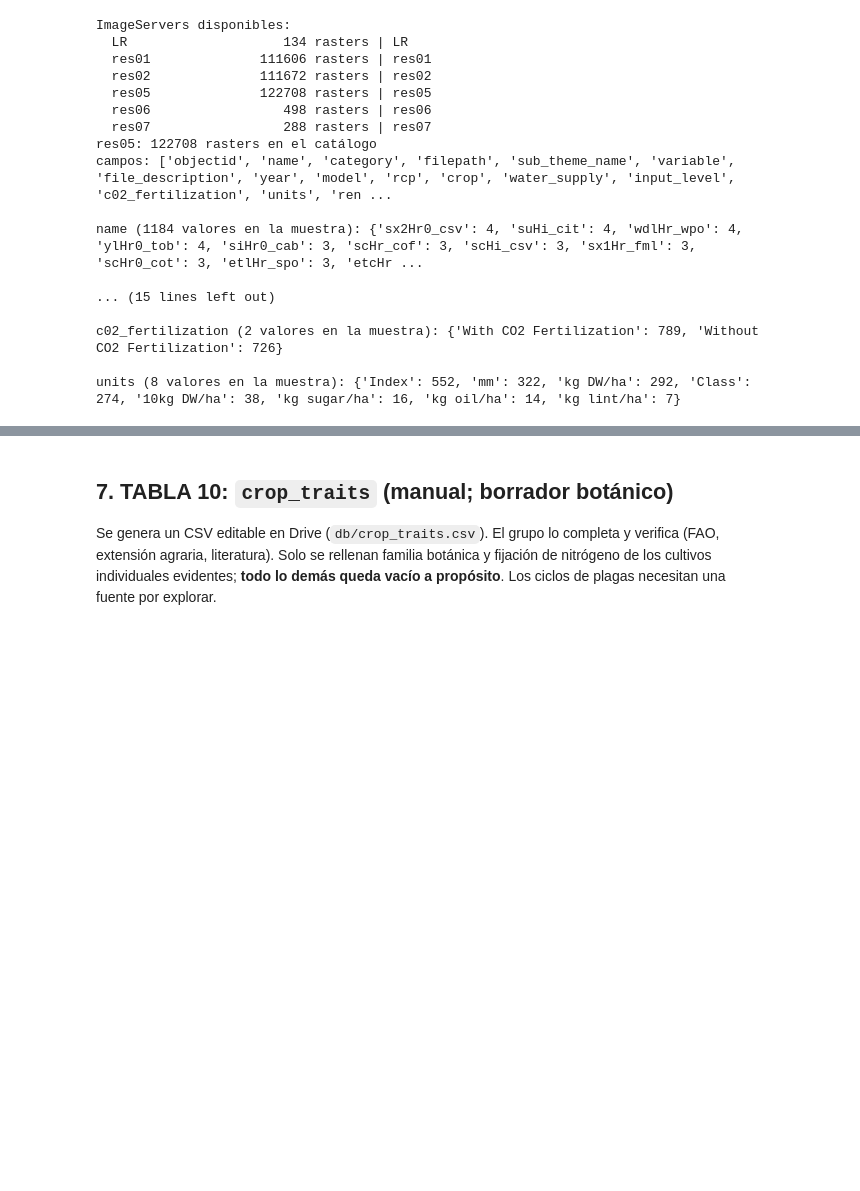
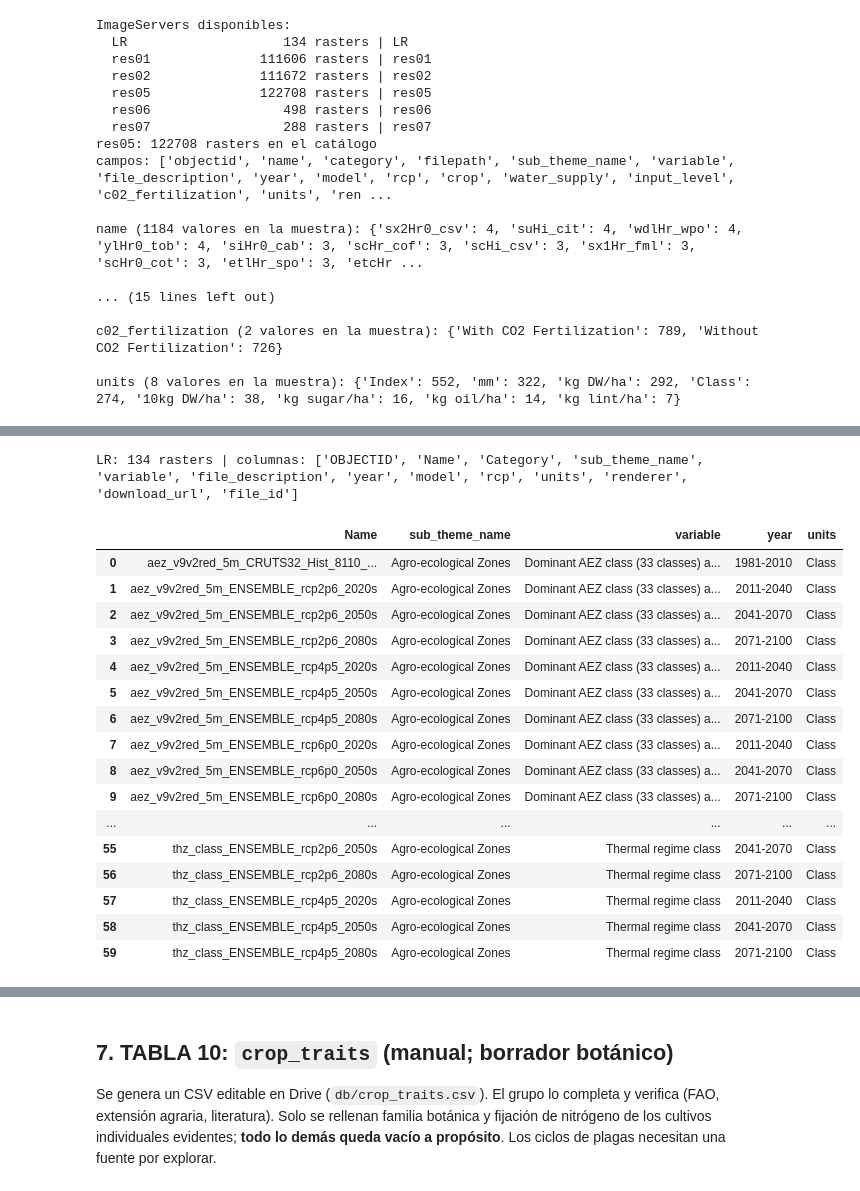
Before and after one commit to CamiloAndresDG/orchid_app, a Jupyter notebook: backend/app/etl_nasa_space_apps.ipynb, the cells around one changed output, grey strips where cells are left out. Drawn from its saved outputs; the diff is of its cells as text; code cells hidden in the pictures; blank space fills up the shorter version.

```diff
--- a/backend/app/etl_nasa_space_apps.ipynb
+++ b/backend/app/etl_nasa_space_apps.ipynb
@@ -845,0 +855,26 @@ units (8 valores en la muestra): {'Index': 552, 'mm': 322, 'kg DW/ha': 292, 'Cla
+# %%
+ids_lr = ids_servicio("LR")
+lr = registros("LR", ids_lr, campos_ligeros("LR"))
+print("LR:", len(lr), "rasters | columnas:", list(lr.columns))
+cols_lr = [c for c in lr.columns if c.lower() in ("name", "sub_theme_name", "variable", "units", "year")]
+pd.set_option("display.max_rows", 200, "display.width", 250, "display.max_colwidth", 80)
+display(lr[cols_lr].head(60))
+# %% [output]
+LR: 134 rasters | columnas: ['OBJECTID', 'Name', 'Category', 'sub_theme_name', 'variable', 'file_description', 'year', 'model', 'rcp', 'units', 'renderer', 'download_url', 'file_id']
+|  | Name | sub_theme_name | variable | year | units |
+| 0 | aez_v9v2red_5m_CRUTS32_Hist_8110_... | Agro-ecological Zones | Dominant AEZ class (33 classes) a... | 1981-2010 | Class |
+| 1 | aez_v9v2red_5m_ENSEMBLE_rcp2p6_2020s | Agro-ecological Zones | Dominant AEZ class (33 classes) a... | 2011-2040 | Class |
+| 2 | aez_v9v2red_5m_ENSEMBLE_rcp2p6_2050s | Agro-ecological Zones | Dominant AEZ class (33 classes) a... | 2041-2070 | Class |
+| 3 | aez_v9v2red_5m_ENSEMBLE_rcp2p6_2080s | Agro-ecological Zones | Dominant AEZ class (33 classes) a... | 2071-2100 | Class |
+| 4 | aez_v9v2red_5m_ENSEMBLE_rcp4p5_2020s | Agro-ecological Zones | Dominant AEZ class (33 classes) a... | 2011-2040 | Class |
+| 5 | aez_v9v2red_5m_ENSEMBLE_rcp4p5_2050s | Agro-ecological Zones | Dominant AEZ class (33 classes) a... | 2041-2070 | Class |
+| 6 | aez_v9v2red_5m_ENSEMBLE_rcp4p5_2080s | Agro-ecological Zones | Dominant AEZ class (33 classes) a... | 2071-2100 | Class |
+| 7 | aez_v9v2red_5m_ENSEMBLE_rcp6p0_2020s | Agro-ecological Zones | Dominant AEZ class (33 classes) a... | 2011-2040 | Class |
+| 8 | aez_v9v2red_5m_ENSEMBLE_rcp6p0_2050s | Agro-ecological Zones | Dominant AEZ class (33 classes) a... | 2041-2070 | Class |
+| 9 | aez_v9v2red_5m_ENSEMBLE_rcp6p0_2080s | Agro-ecological Zones | Dominant AEZ class (33 classes) a... | 2071-2100 | Class |
+| ... | ... | ... | ... | ... | ... |
+| 55 | thz_class_ENSEMBLE_rcp2p6_2050s | Agro-ecological Zones | Thermal regime class | 2041-2070 | Class |
+| 56 | thz_class_ENSEMBLE_rcp2p6_2080s | Agro-ecological Zones | Thermal regime class | 2071-2100 | Class |
+| 57 | thz_class_ENSEMBLE_rcp4p5_2020s | Agro-ecological Zones | Thermal regime class | 2011-2040 | Class |
+| 58 | thz_class_ENSEMBLE_rcp4p5_2050s | Agro-ecological Zones | Thermal regime class | 2041-2070 | Class |
+| 59 | thz_class_ENSEMBLE_rcp4p5_2080s | Agro-ecological Zones | Thermal regime class | 2071-2100 | Class |
```
Also changed, not shown: parts of 13 cells of this notebook.
